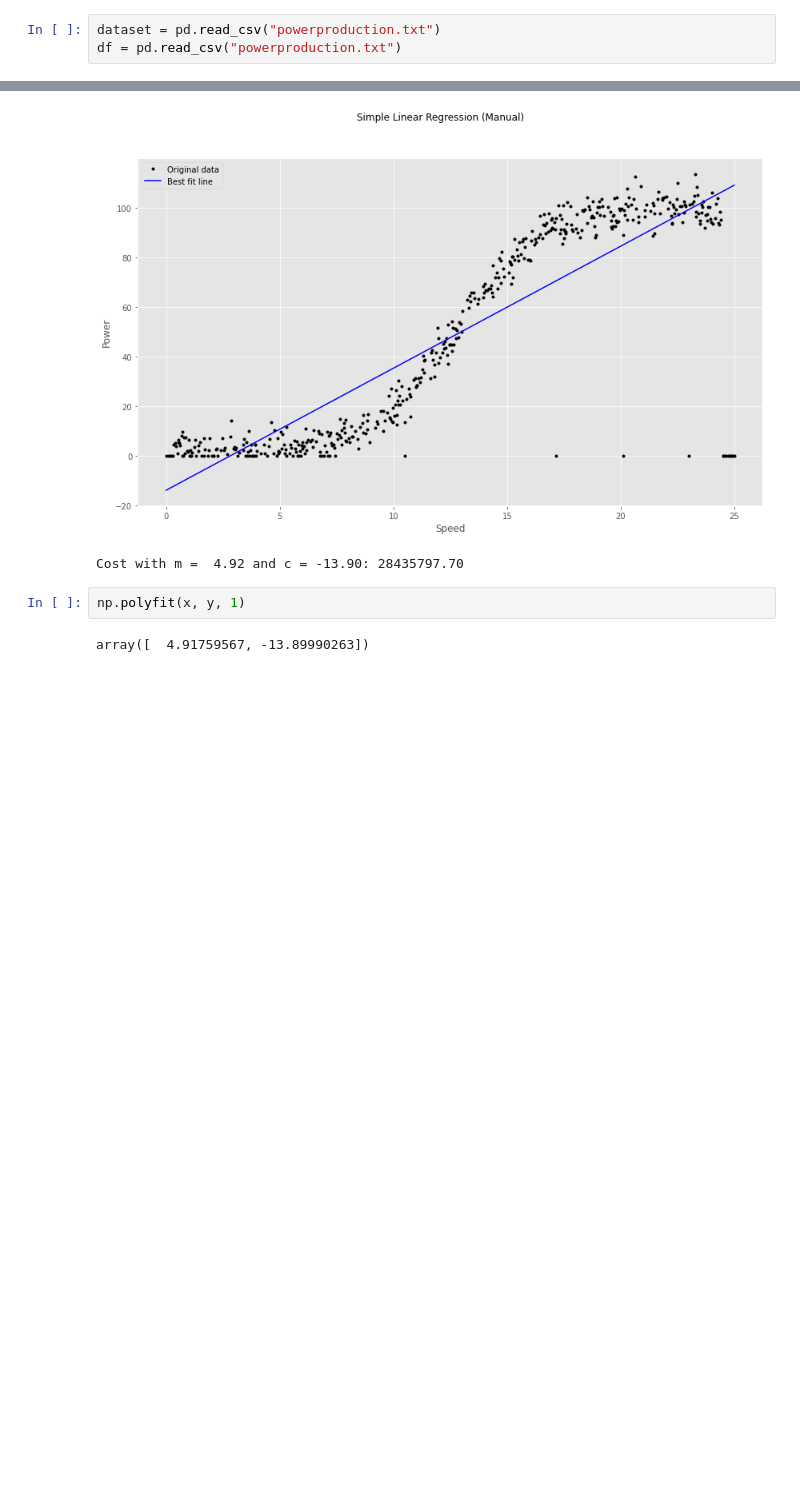
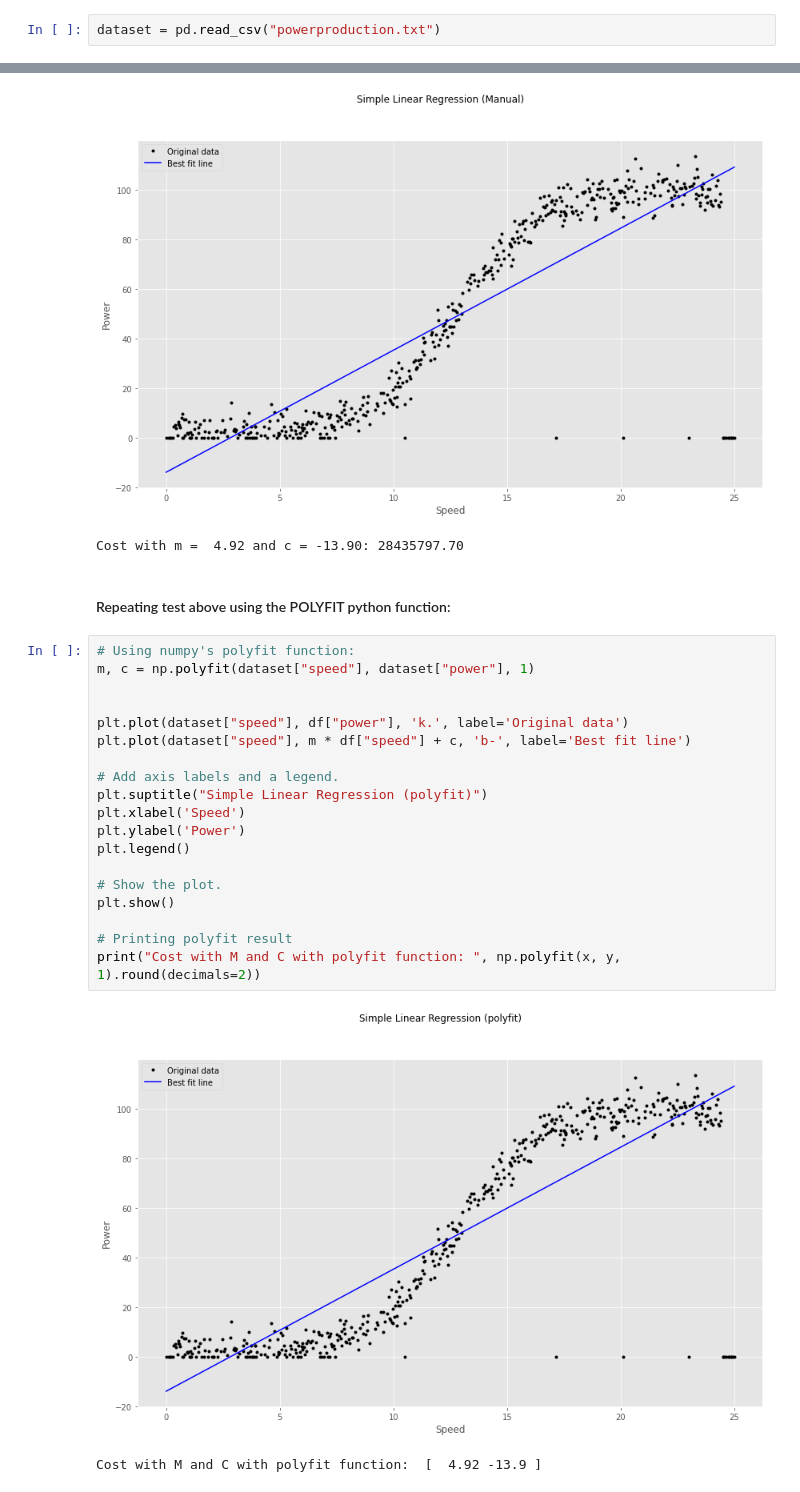
Before and after one commit to thenriq/simple-linear-regression, a Jupyter notebook: PowerProduction_LinearRegression.ipynb, the cells around one changed output, grey strips where cells are left out. Drawn from its saved outputs; the diff is of its cells as text; blank space fills up the shorter version.

Commit message:
Added polyfit function

```diff
--- a/PowerProduction_LinearRegression.ipynb
+++ b/PowerProduction_LinearRegression.ipynb
@@ -53,7 +53,6 @@ import numpy as np
 Using PANDAS to import the dataset
 # %%
 dataset = pd.read_csv("powerproduction.txt")
-df = pd.read_csv("powerproduction.txt")
 # %% [markdown]
 Displaying the first 30 rows of dataset:
 # %%
@@ -172,7 +171,27 @@ print("Cost with m = %5.2f and c = %5.2f: %8.2f" % (m, c, cost(m, c)))
 # %% [output]
 [figure]
 Cost with m =  4.92 and c = -13.90: 28435797.70
-# %%
-np.polyfit(x, y, 1)
-# %% [output]
-array([  4.91759567, -13.89990263])
+# %% [markdown]
+#### Repeating test above using the POLYFIT python function:
+# %%
+# Using numpy's polyfit function:
+m, c = np.polyfit(dataset["speed"], dataset["power"], 1)
+
+
+plt.plot(dataset["speed"], df["power"], 'k.', label='Original data')
+plt.plot(dataset["speed"], m * df["speed"] + c, 'b-', label='Best fit line')
+
+# Add axis labels and a legend.
+plt.suptitle("Simple Linear Regression (polyfit)")
+plt.xlabel('Speed')
+plt.ylabel('Power')
+plt.legend()
+
+# Show the plot.
+plt.show()
+
+# Printing polyfit result
+print("Cost with M and C with polyfit function: ", np.polyfit(x, y, 1).round(decimals=2))
+# %% [output]
+[figure, added]
+Cost with M and C with polyfit function:  [  4.92 -13.9 ]
```
Also changed, not shown: parts of 1 cell of this notebook.
